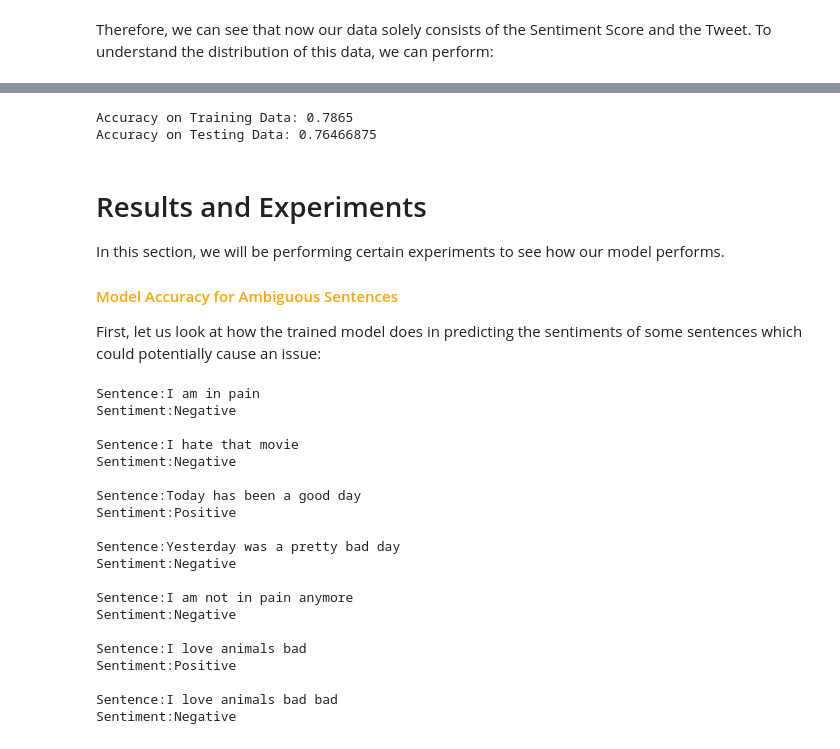
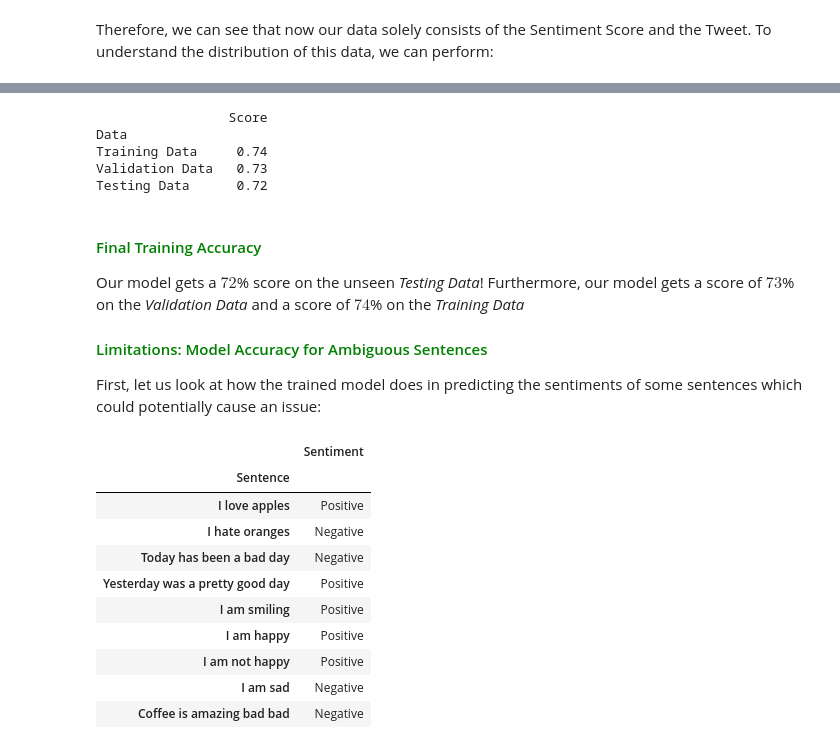
Before and after one commit to dcruzeneil/Mental-Health-Tweetment, a Jupyter notebook: index.ipynb, the cells around one changed output, grey strips where cells are left out. Cells and saved outputs as stored; diff of their text form; code cells hidden in the pictures.

```diff
--- a/index.ipynb
+++ b/index.ipynb
@@ -210,47 +296,54 @@ X_trainFin, y_trainFin, X_testFin, y_testFin = randomSample(50000, 8000)
 # %%
-#PS.fit(X_trainFin, y_trainFin, 0.1, 500000, 5000)
-PS.fit(X_trainFin, y_trainFin)
-#print(f"Accuracy on Training Data: {PS.score_history[-1]}")
-print(f"Accuracy on Training Data: {PS.score(X_trainFin, y_trainFin)}")
-print(f"Accuracy on Testing Data: {PS.score(X_test, y_test)}")
+df = pd.DataFrame({"Data": [], "Score" : []})
+
+to_add = pd.DataFrame({"Data" : ["Training Data"], "Score" : [np.round(PS_final.score(X_train, y_train), 2)]})
+df = pd.concat((df, to_add))
+
+to_add = pd.DataFrame({"Data" : ["Validation Data"], "Score" : [np.round(PS_final.score(X_val, y_val), 2)]})
+df = pd.concat((df, to_add))
+
+to_add = pd.DataFrame({"Data" : ["Testing Data"], "Score" : [np.round(PS_final.score(X_test, y_test), 2)]})
+df = pd.concat((df, to_add))
+
+df = df.set_index('Data')
+print(df)
 # %% [output]
-Accuracy on Training Data: 0.7865
-Accuracy on Testing Data: 0.76466875
+                 Score
+Data
+Training Data     0.74
+Validation Data   0.73
+Testing Data      0.72
 # %% [markdown]
-# Results and Experiments
-In this section, we will be performing certain experiments to see how our model performs.
+#### <font color="green">Final Training Accuracy</font>
+Our model gets a $72$% score on the unseen <i>Testing Data</i>! Furthermore, our model gets a score of $73$% on the <i>Validation Data</i> and a score of $74$% on the <i>Training Data</i>
 
-#### <font color="orange">Model Accuracy for Ambiguous Sentences</font>
+#### <font color="green">Limitations: Model Accuracy for Ambiguous Sentences</font>
 First, let us look at how the trained model does in predicting the sentiments of some sentences which could potentially cause an issue:
 # %%
-testSentences = ["I am in pain", "I hate that movie", "Today has been a good day", "Yesterday was a pretty bad day", "I am not in pain anymore", "I love animals bad", "I love animals bad bad"]
+testSentences = ["I love apples", "I hate oranges", "Today has been a bad day", "Yesterday was a pretty good day", "I am smiling", "I am happy", "I am not happy", "I am sad", "Coffee is amazing bad bad"]
+
+df = pd.DataFrame({"Sentence": [], "Sentiment" : []})
 
 for sent in testSentences:
-    #result = hp.sentencePredict()
     tempMatrix = hp.sentencePredict(sent, cv)
-    result = PS.predict(tempMatrix)
+    result = PS_final.predict(tempMatrix)
     sentiment = "Negative"
-    if(result):
+    if(result==1):
         sentiment = "Positive"
-    print(f"Sentence:{sent}\nSentiment:{sentiment}\n")
+    to_add = pd.DataFrame({"Sentence" : [sent], "Sentiment" : [sentiment]})
+    df = pd.concat((df, to_add))
+
+df = df.set_index('Sentence')
+df
 # %% [output]
-Sentence:I am in pain
-Sentiment:Negative
-
-Sentence:I hate that movie
-Sentiment:Negative
-
-Sentence:Today has been a good day
-Sentiment:Positive
-
-Sentence:Yesterday was a pretty bad day
-Sentiment:Negative
-
-Sentence:I am not in pain anymore
-Sentiment:Negative
-
-Sentence:I love animals bad
-Sentiment:Positive
-
-Sentence:I love animals bad bad
-Sentiment:Negative
+|  | Sentiment |
+| Sentence |  |
+| I love apples | Positive |
+| I hate oranges | Negative |
+| Today has been a bad day | Negative |
+| Yesterday was a pretty good day | Positive |
+| I am smiling | Positive |
+| I am happy | Positive |
+| I am not happy | Positive |
+| I am sad | Negative |
+| Coffee is amazing bad bad | Negative |
```
Also changed, not shown: parts of 44 cells of this notebook, 3 other files.
